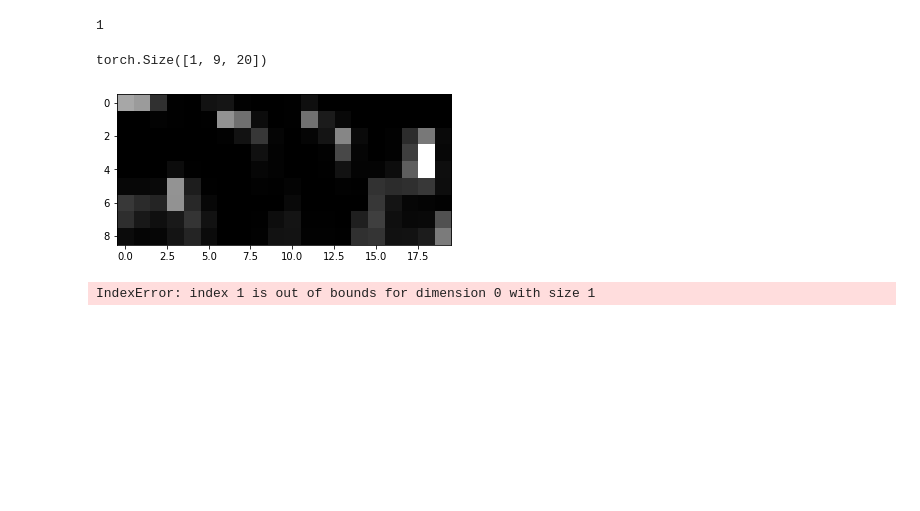
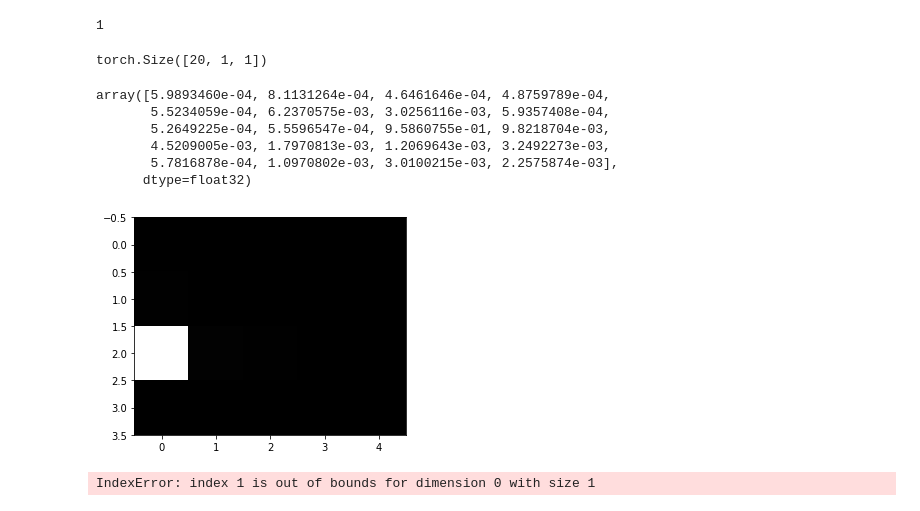
Before and after one commit to tuandoan998/vietnamese-htr, a Jupyter notebook: inference.ipynb, the cells around one changed output. Saved outputs shown, nothing was run; the diff lists cells and outputs as text; code cells hidden in the pictures; blank space fills up the shorter version.

Commit message:
transformer baseline

```diff
--- a/inference.ipynb
+++ b/inference.ipynb
@@ -34,7 +34,7 @@ config = {
 # %%
 MAX_LENGTH = config['max_length']
 # CKPT_DIR = './ckpt'
-CKPT_DIR = './runs/Feb03_13-35-32_aioz-server/weights'
+CKPT_DIR = './runs/Feb04_00-22-43_17be2c871316_transformer/weights'
 # %%
 info = torch.load(os.path.join(CKPT_DIR, 'BEST_weights.pt'), map_location='cpu')
 # %%
@@ -93,7 +93,7 @@ with torch.no_grad():
     lengths = lengths - 1
     start_input = torch.zeros(1,1,vocab_size).to(device)
     start_input[:,:,char2int[SOS_CHAR]] = 1
-    outputs, weights = decoder.inference(img_features, start_input, output_weight=True, max_length=10)
+    outputs, weights = decoder.forward(img_features, torch.rand(10, 2), start_input, output_weight=True)
 # %%
 outputs.size()
 # %% [output]
@@ -139,14 +139,24 @@ len(weights)
 # %%
 weights[0].size()
 # %% [output]
-torch.Size([1, 9, 20])
+torch.Size([20, 1, 1])
+# %%
+weights[0].cpu().numpy().squeeze()
+# %% [output]
+array([5.9893460e-04, 8.1131264e-04, 4.6461646e-04, 4.8759789e-04,
+       5.5234059e-04, 6.2370575e-03, 3.0256116e-03, 5.9357408e-04,
+       5.2649225e-04, 5.5596547e-04, 9.5860755e-01, 9.8218704e-03,
+       4.5209005e-03, 1.7970813e-03, 1.2069643e-03, 3.2492273e-03,
+       5.7816878e-04, 1.0970802e-03, 3.0100215e-03, 2.2575874e-03],
+      dtype=float32)
 # %%
 def plot_weight(weight):
-    weight_img = weight.permute(1,2,0).cpu().numpy().squeeze(-1)
+    weight_img = weight.cpu().numpy().squeeze()
+    weight_img = weight_img.reshape((4,5))
     plt.imshow(weight_img, cmap='gray')
 plot_weight(weights[0])
 # %% [output]
-[figure, old version]
+[figure, new version]
 # %%
 sample_index = 1
 sample_image, sample_predict, sample_weigth = imgs[sample_index], predicts_str[sample_index], weights[:, [sample_index]]
```
Also changed, not shown: parts of 5 cells of this notebook, 2 other files.
